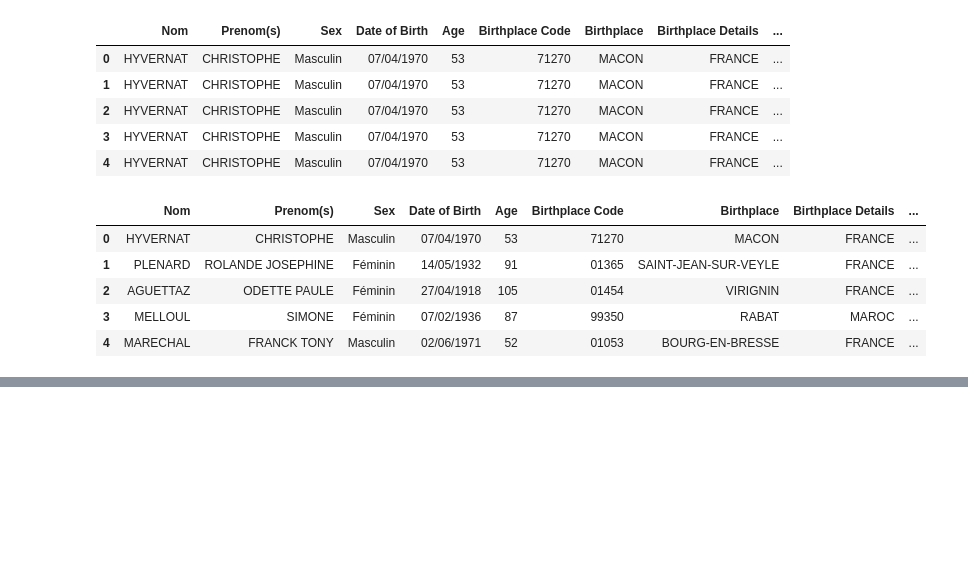
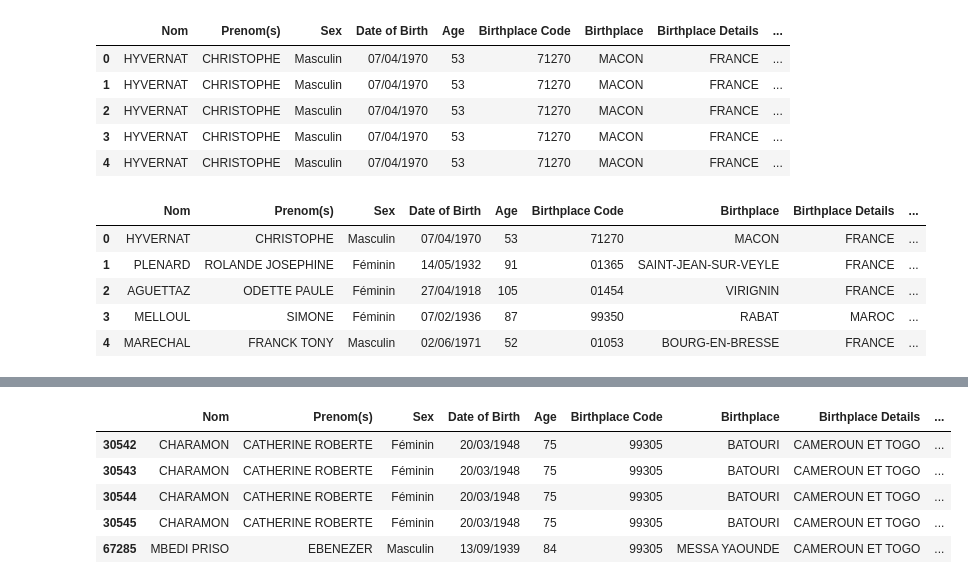
Before and after one commit to emmanuelgkn/goco_project, a Jupyter notebook: notebook.ipynb, the cells around one changed output, grey strips where cells are left out. Cells and saved outputs as stored; diff of their text form; code cells hidden in the pictures; blank space fills up the shorter version.

Commit message:
gestion pays étrangers (mauvaise gestion des espaces)

```diff
--- a/notebook.ipynb
+++ b/notebook.ipynb
@@ -3,6 +3,7 @@
 from dash import Dash, html, dash_table, dcc
 import pandas as pd
 import plotly.express as px
+import numpy as np
 
 # On lit le jeu de données des décès en France ligne par ligne
 lines = []
@@ -11,6 +12,9 @@ with open("./deces-2023-m08.txt", "r") as file:
 
 # On charge le jeu de données pour pouvoir connaître la position géographique des villes en France
 positions_geo = pd.read_csv('communes-departement-region.csv', usecols=[0, 1, 5, 6])
+
+with open("./positions-pays-étrangers.txt", "r") as file2:
+    country_data = file2.readlines()
 
 # On ajoute un 0 dans le cas où les codes on seulement 4 chiffres
 positions_geo['code_commune_INSEE'] = positions_geo['code_commune_INSEE'].str.zfill(5)
@@ -155,0 +200,31 @@ merged_df.head()
+# %%
+def remove_quotes(text):
+    return text.strip('"')
+
+country_coordinates = {}
+
+for line in country_data:
+    parts = line.strip().split()
+    if len(parts) == 3:
+        country = remove_quotes(parts[0])
+        latitude, longitude = parts[1], parts[2]
+        country_coordinates[country] = (latitude, longitude)
+
+def update_coordinates(row):
+    country = row['Birthplace Details']
+    if country in country_coordinates:
+        latitude, longitude = country_coordinates[country]
+        row['latitude_birth'] = latitude
+        row['longitude_birth'] = longitude
+    return row
+
+merged_df = merged_df.apply(update_coordinates, axis=1)
+# %%
+merged_df[merged_df['Birthplace Details'] == 'CAMEROUN ET TOGO'].head()
+# %% [output]
+|  | Nom | Prenom(s) | Sex | Date of Birth | Age | Birthplace Code | Birthplace | Birthplace Details | ... |
+| 30542 | CHARAMON | CATHERINE ROBERTE | Féminin | 20/03/1948 | 75 | 99305 | BATOURI | CAMEROUN ET TOGO | ... |
+| 30543 | CHARAMON | CATHERINE ROBERTE | Féminin | 20/03/1948 | 75 | 99305 | BATOURI | CAMEROUN ET TOGO | ... |
+| 30544 | CHARAMON | CATHERINE ROBERTE | Féminin | 20/03/1948 | 75 | 99305 | BATOURI | CAMEROUN ET TOGO | ... |
+| 30545 | CHARAMON | CATHERINE ROBERTE | Féminin | 20/03/1948 | 75 | 99305 | BATOURI | CAMEROUN ET TOGO | ... |
+| 67285 | MBEDI PRISO | EBENEZER | Masculin | 13/09/1939 | 84 | 99305 | MESSA YAOUNDE | CAMEROUN ET TOGO | ... |
```
Also changed, not shown: parts of 7 cells of this notebook, 3 other files.
